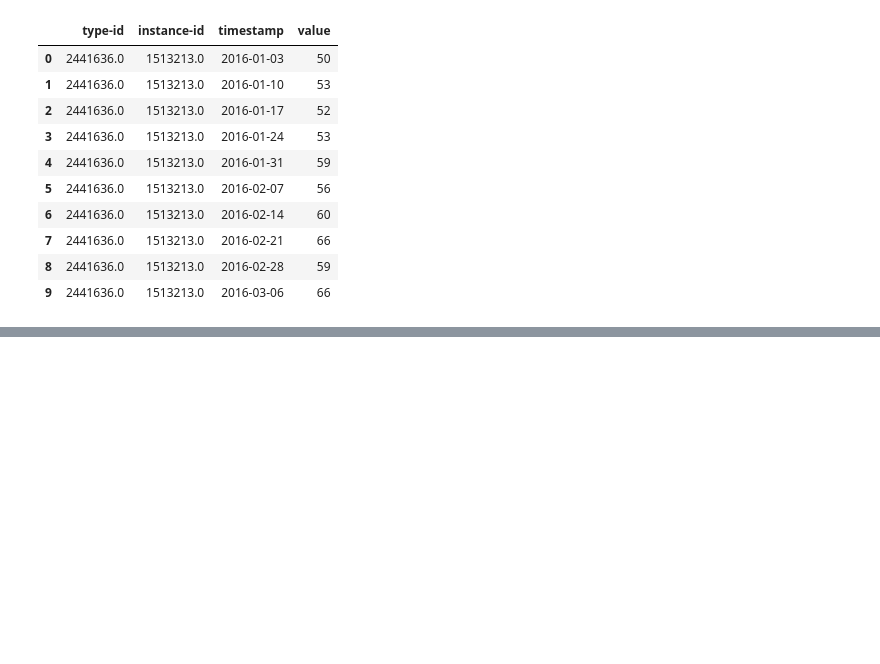
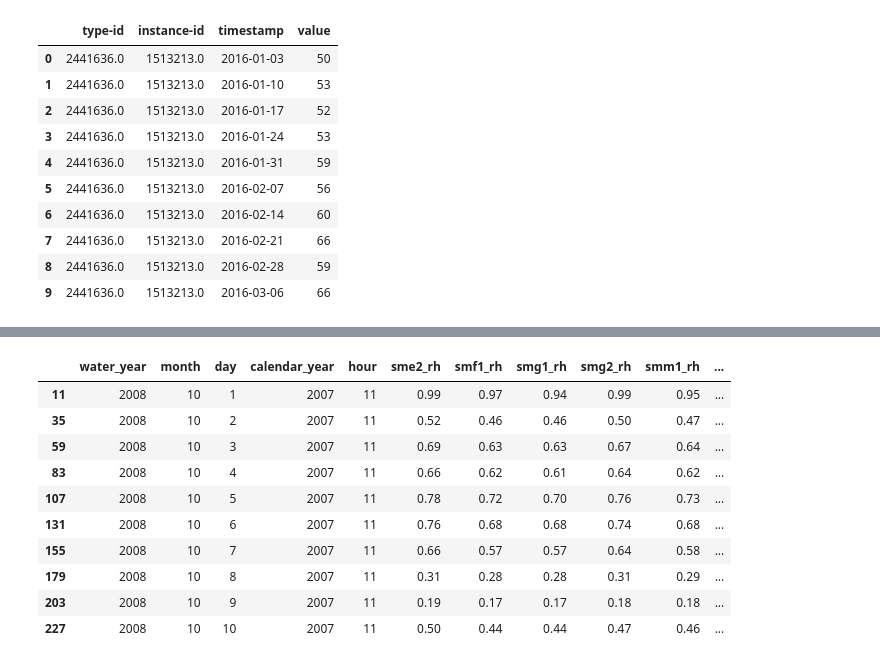
Before and after one commit to amelvatic/sciot, a Jupyter notebook: temp.ipynb, the cells around one changed output, grey strips where cells are left out. Saved outputs shown, nothing was run; the diff lists cells and outputs as text; code cells hidden in the pictures; blank space fills up the shorter version.

```diff
--- a/temp.ipynb
+++ b/temp.ipynb
@@ -21,0 +82,14 @@ fig.show()
+# %%
+df.head(10)
+# %% [output]
+|  | water_year | month | day | calendar_year | hour | sme2_rh | smf1_rh | smg1_rh | smg2_rh | smm1_rh | ... |
+| 11 | 2008 | 10 | 1 | 2007 | 11 | 0.99 | 0.97 | 0.94 | 0.99 | 0.95 | ... |
+| 35 | 2008 | 10 | 2 | 2007 | 11 | 0.52 | 0.46 | 0.46 | 0.50 | 0.47 | ... |
+| 59 | 2008 | 10 | 3 | 2007 | 11 | 0.69 | 0.63 | 0.63 | 0.67 | 0.64 | ... |
+| 83 | 2008 | 10 | 4 | 2007 | 11 | 0.66 | 0.62 | 0.61 | 0.64 | 0.62 | ... |
+| 107 | 2008 | 10 | 5 | 2007 | 11 | 0.78 | 0.72 | 0.70 | 0.76 | 0.73 | ... |
+| 131 | 2008 | 10 | 6 | 2007 | 11 | 0.76 | 0.68 | 0.68 | 0.74 | 0.68 | ... |
+| 155 | 2008 | 10 | 7 | 2007 | 11 | 0.66 | 0.57 | 0.57 | 0.64 | 0.58 | ... |
+| 179 | 2008 | 10 | 8 | 2007 | 11 | 0.31 | 0.28 | 0.28 | 0.31 | 0.29 | ... |
+| 203 | 2008 | 10 | 9 | 2007 | 11 | 0.19 | 0.17 | 0.17 | 0.18 | 0.18 | ... |
+| 227 | 2008 | 10 | 10 | 2007 | 11 | 0.50 | 0.44 | 0.44 | 0.47 | 0.46 | ... |
```
Also changed, not shown: parts of 12 cells of this notebook, 3 other files.
